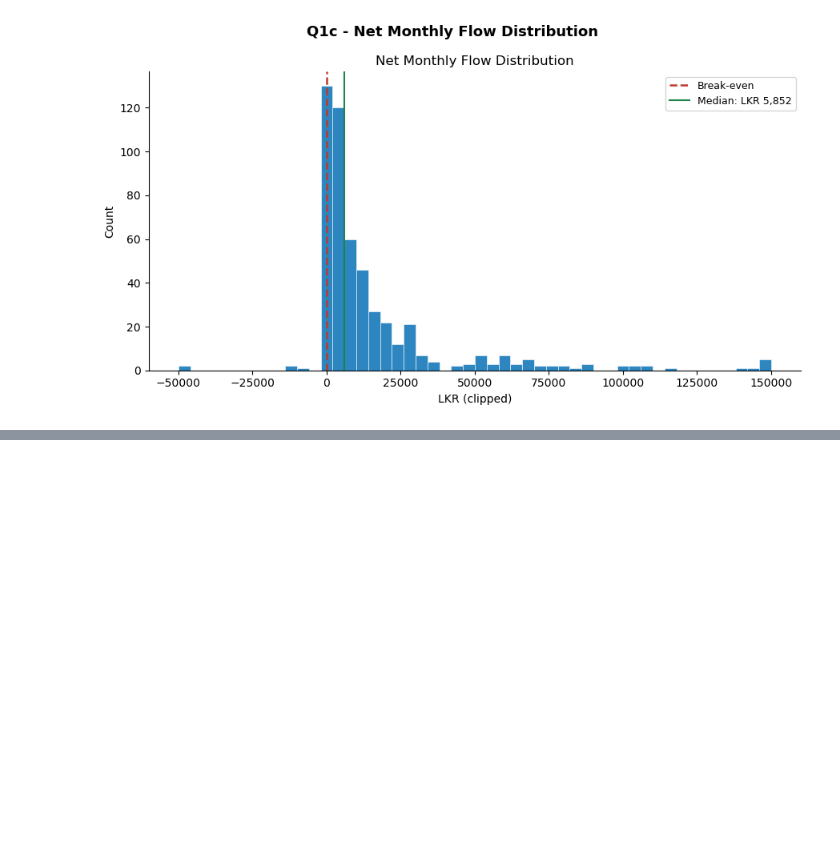
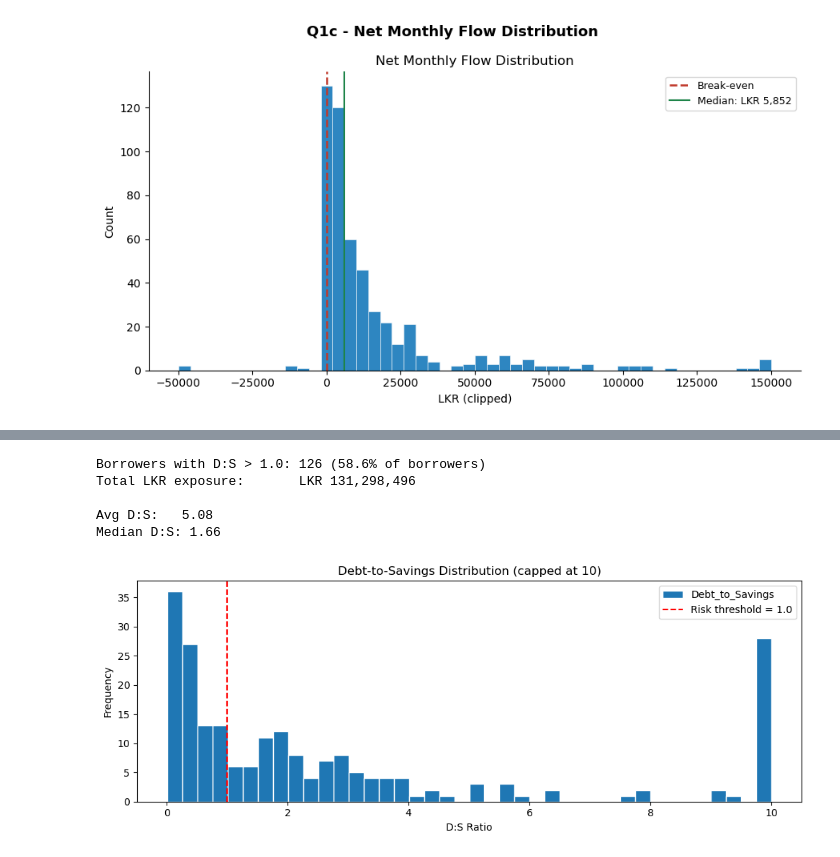
Before and after one commit to senara20240943-droid/Dialog-Fintec, a Jupyter notebook: Assessment questions.ipynb, the cells around one changed output, grey strips where cells are left out. Cells and saved outputs as stored; diff of their text form; code cells hidden in the pictures; blank space fills up the shorter version.

```diff
--- a/Assessment questions.ipynb
+++ b/Assessment questions.ipynb
@@ -126,0 +163,19 @@ plt.show()
+# %%
+dts = loan_df[loan_df["Debt_to_Savings"].notna()].copy()
+exceed = dts[dts["Debt_to_Savings"] > 1.0]
+print(f"Borrowers with D:S > 1.0: {len(exceed)} ({round(len(exceed)/len(dts)*100,1)}% of borrowers)")
+print(f"Total LKR exposure:       LKR {exceed['Outstanding_Loan_Balance'].sum():,.0f}")
+print(f"\nAvg D:S:   {dts['Debt_to_Savings'].mean():.2f}")
+print(f"Median D:S: {dts['Debt_to_Savings'].median():.2f}")
+
+dts["Debt_to_Savings"].clip(0, 10).plot.hist(bins=40, figsize=(10, 4), edgecolor="white")
+plt.axvline(1.0, color="red", linestyle="--", label="Risk threshold = 1.0")
+plt.legend(); plt.title("Debt-to-Savings Distribution (capped at 10)")
+plt.xlabel("D:S Ratio"); plt.tight_layout(); plt.show()
+# %% [output]
+Borrowers with D:S > 1.0: 126 (58.6% of borrowers)
+Total LKR exposure:       LKR 131,298,496
+
+Avg D:S:   5.08
+Median D:S: 1.66
+[figure, added]
```
Also changed, not shown: parts of 2 cells of this notebook.
